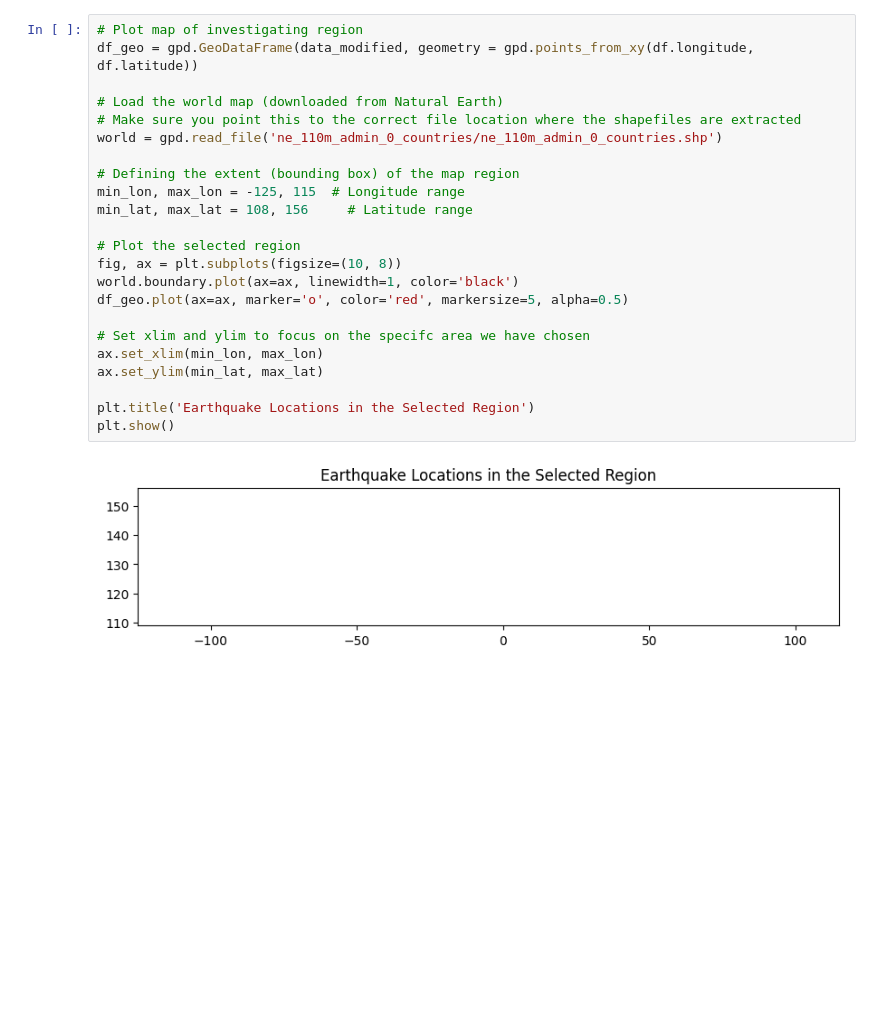
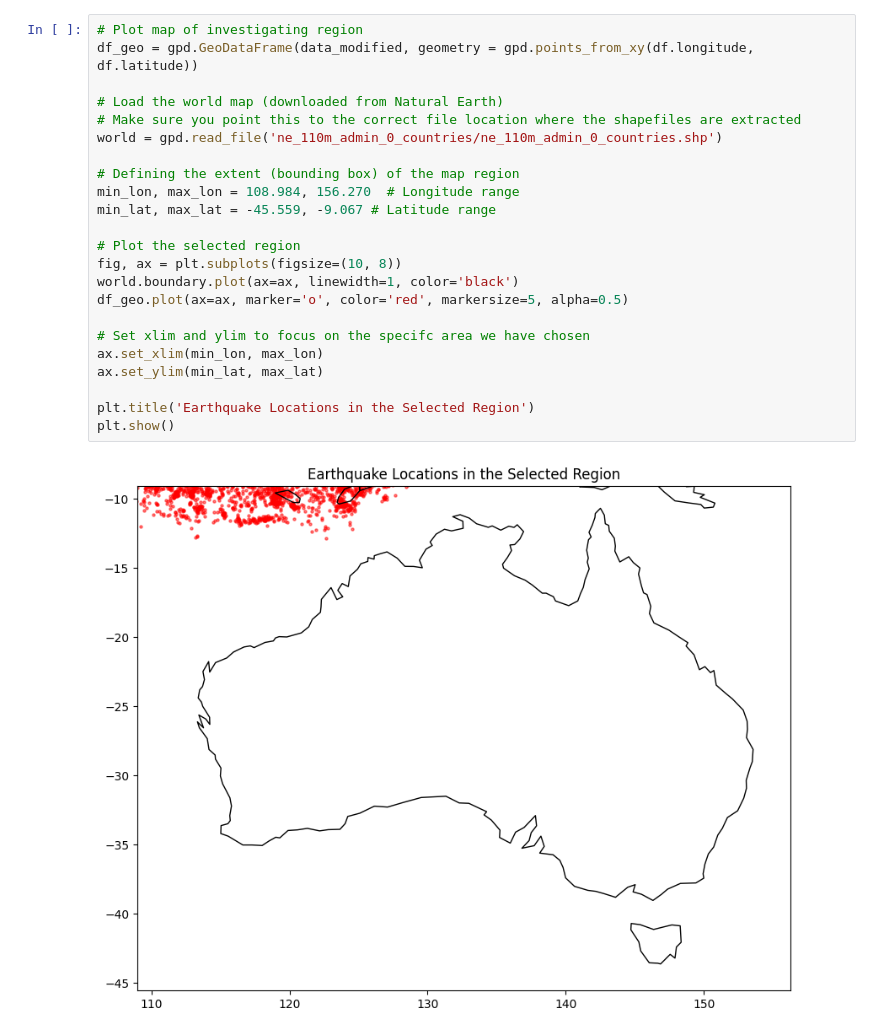
Before and after one commit to Rawbun34/2DF20---Assignment-2, a Jupyter notebook: 2DF20_Assignment_2.ipynb, the cells around one changed output. Cells and saved outputs as stored; diff of their text form; blank space fills up the shorter version.

Commit message:
new graphs

```diff
--- a/2DF20_Assignment_2.ipynb
+++ b/2DF20_Assignment_2.ipynb
@@ -52,25 +52,25 @@ See the caveats in the documentation: https://pandas.pydata.org/pandas-docs/stab
 # %%
 # Plot map of investigating region
 df_geo = gpd.GeoDataFrame(data_modified, geometry = gpd.points_from_xy(df.longitude, df.latitude))
 
 # Load the world map (downloaded from Natural Earth)
 # Make sure you point this to the correct file location where the shapefiles are extracted
 world = gpd.read_file('ne_110m_admin_0_countries/ne_110m_admin_0_countries.shp')
 
 # Defining the extent (bounding box) of the map region
-min_lon, max_lon = -125, 115  # Longitude range
-min_lat, max_lat = 108, 156     # Latitude range
+min_lon, max_lon = 108.984, 156.270  # Longitude range
+min_lat, max_lat = -45.559, -9.067 # Latitude range
 
 # Plot the selected region
 fig, ax = plt.subplots(figsize=(10, 8))
 world.boundary.plot(ax=ax, linewidth=1, color='black')
 df_geo.plot(ax=ax, marker='o', color='red', markersize=5, alpha=0.5)
 
 # Set xlim and ylim to focus on the specifc area we have chosen
 ax.set_xlim(min_lon, max_lon)
 ax.set_ylim(min_lat, max_lat)
 
 plt.title('Earthquake Locations in the Selected Region')
 plt.show()
 # %% [output]
-[figure, old version]
+[figure, new version]
```
Also changed, not shown: parts of 7 cells of this notebook.
